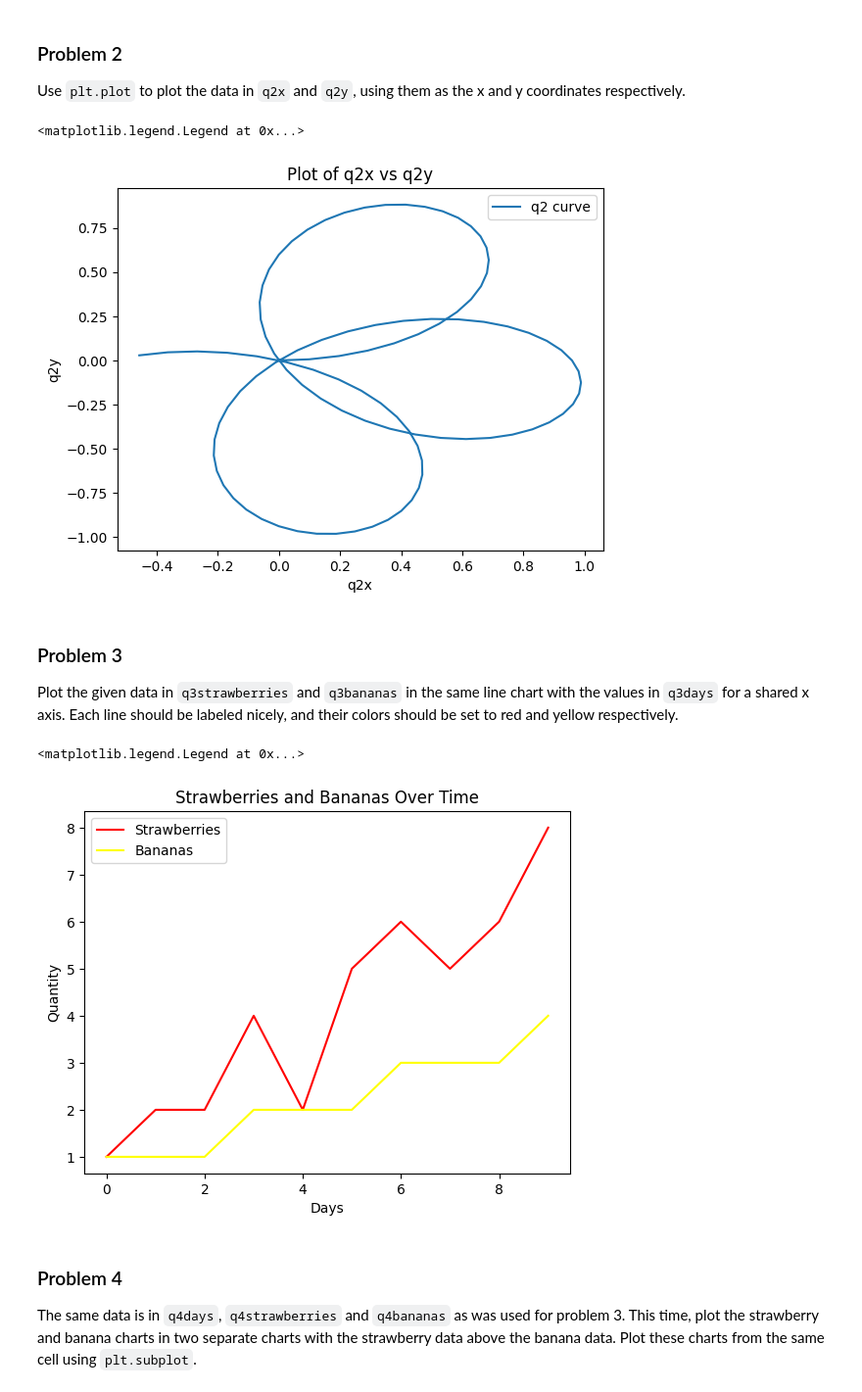
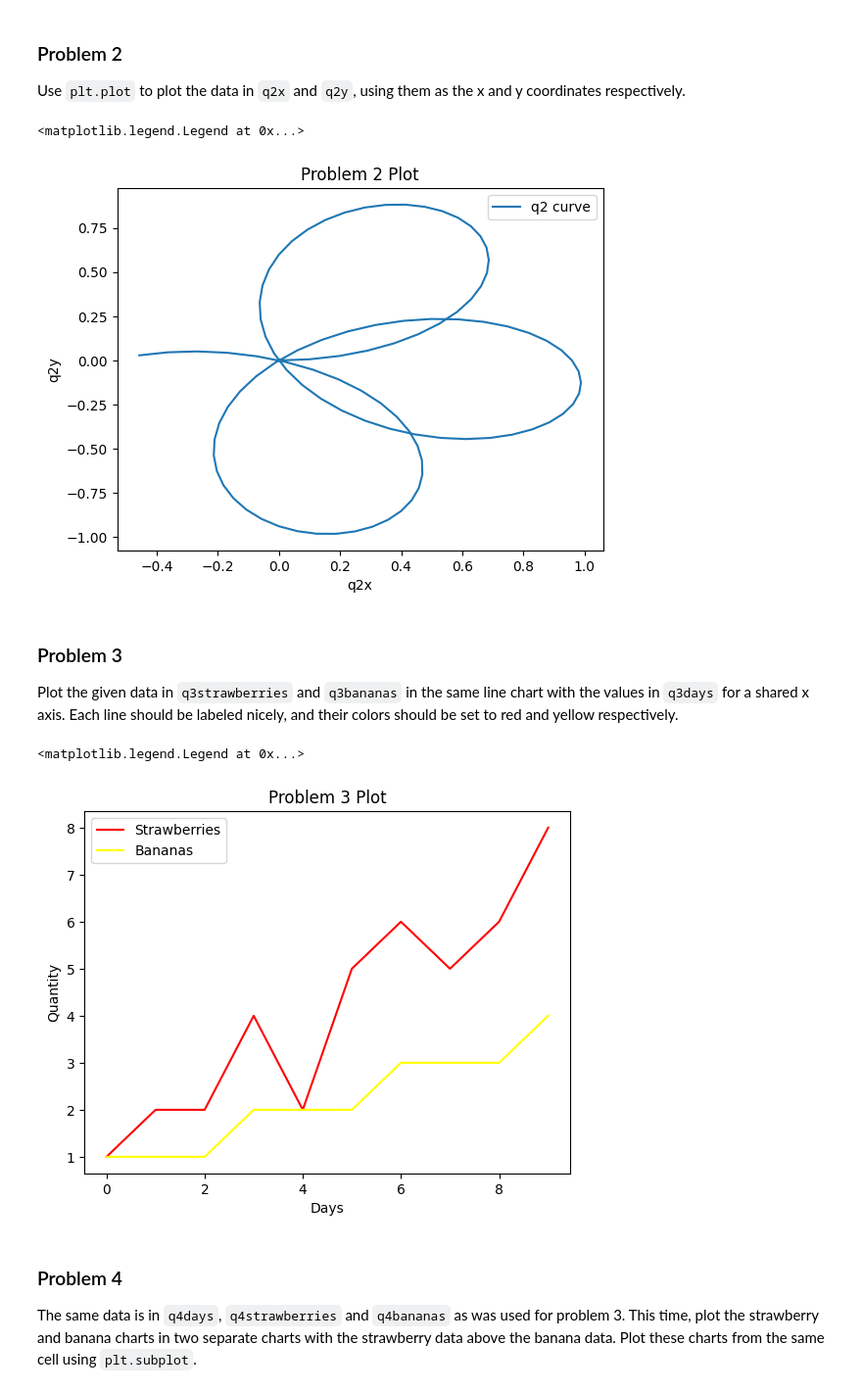
Before and after one commit to chloewinter99/dx602-homework-05, a Jupyter notebook: homework.ipynb, the cells around one changed output. Shown: that part at 98% size. Saved outputs shown, nothing was run; the diff lists cells and outputs as text; code cells hidden in the pictures.

```diff
--- a/homework.ipynb
+++ b/homework.ipynb
@@ -95,11 +95,11 @@ q2y = [math.sin(i * 2 * math.pi / 100) * q2r[i] for i in range(100)]
 plt.plot(q2x, q2y, label="q2 curve")
 plt.xlabel("q2x")
 plt.ylabel("q2y")
-plt.title("Plot of q2x vs q2y")
+plt.title("Problem 2 Plot")
 plt.legend()
 # %% [output]
 <matplotlib.legend.Legend at 0x...>
-[figure, old version]
+[figure, new version]
 # %% [markdown]
 ### Problem 3
 
@@ -114,15 +114,15 @@ q3bananas = [1, 1, 1, 2, 2, 2, 3, 3, 3, 4]
 # %%
 # YOUR CHANGES HERE
 
 plt.plot(q3days, q3strawberries, color='red', label='Strawberries')
 plt.plot(q3days, q3bananas, color='yellow', label='Bananas')
 plt.xlabel("Days")
 plt.ylabel("Quantity")
-plt.title("Strawberries and Bananas Over Time")
+plt.title("Problem 3 Plot")
 plt.legend()
 # %% [output]
 <matplotlib.legend.Legend at 0x...>
-[figure, old version]
+[figure, new version]
 # %% [markdown]
 ### Problem 4
 
```
Also changed, not shown: parts of 16 cells of this notebook.
